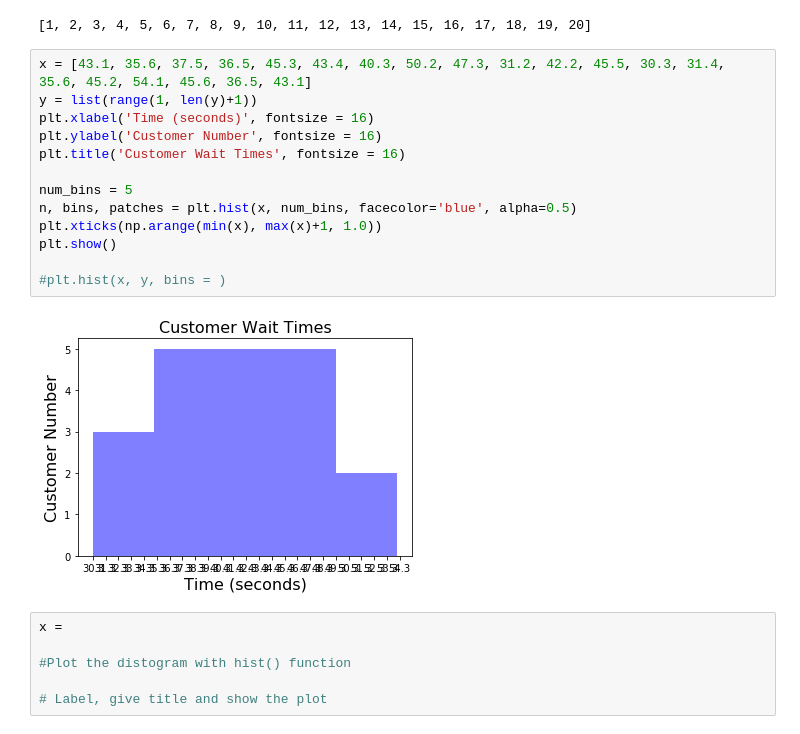
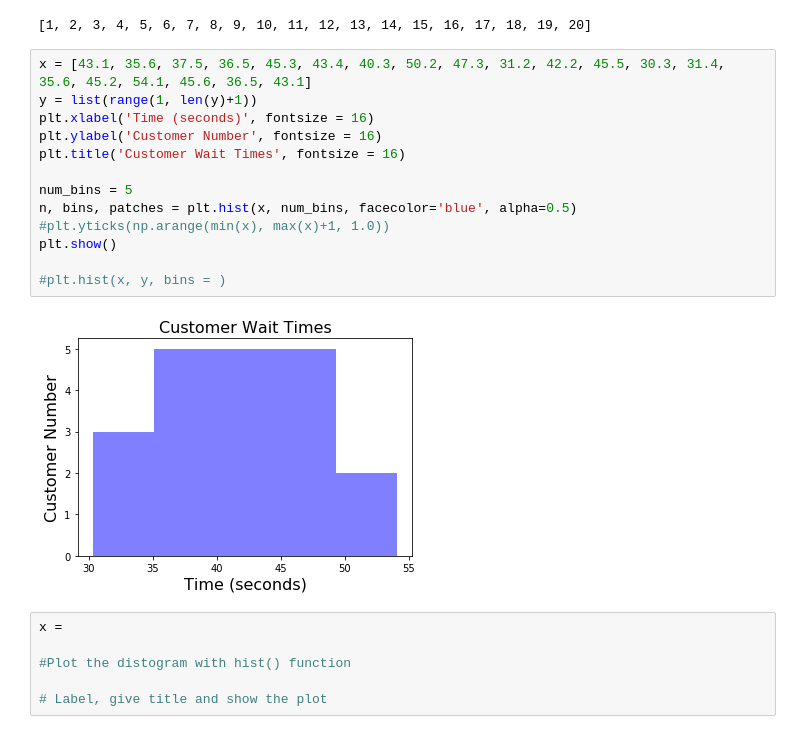
Before and after one commit to nabilabbas250/dsc-data-viz-lab-nyc-ds-071519, a Jupyter notebook: index.ipynb, the cells around one changed output. Cells and saved outputs as stored; diff of their text form.

```diff
--- a/index.ipynb
+++ b/index.ipynb
@@ -124,18 +124,18 @@ list(range(1, len(y)+1))
 # %%
 x = [43.1, 35.6, 37.5, 36.5, 45.3, 43.4, 40.3, 50.2, 47.3, 31.2, 42.2, 45.5, 30.3, 31.4, 35.6, 45.2, 54.1, 45.6, 36.5, 43.1]
 y = list(range(1, len(y)+1))
 plt.xlabel('Time (seconds)', fontsize = 16)
 plt.ylabel('Customer Number', fontsize = 16)
 plt.title('Customer Wait Times', fontsize = 16)
 
 num_bins = 5
 n, bins, patches = plt.hist(x, num_bins, facecolor='blue', alpha=0.5)
-plt.xticks(np.arange(min(x), max(x)+1, 1.0))
+#plt.yticks(np.arange(min(x), max(x)+1, 1.0))
 plt.show()
 
 #plt.hist(x, y, bins = )
 # %% [output]
-[figure, old version]
+[figure, new version]
 # %%
 x =
 
```
